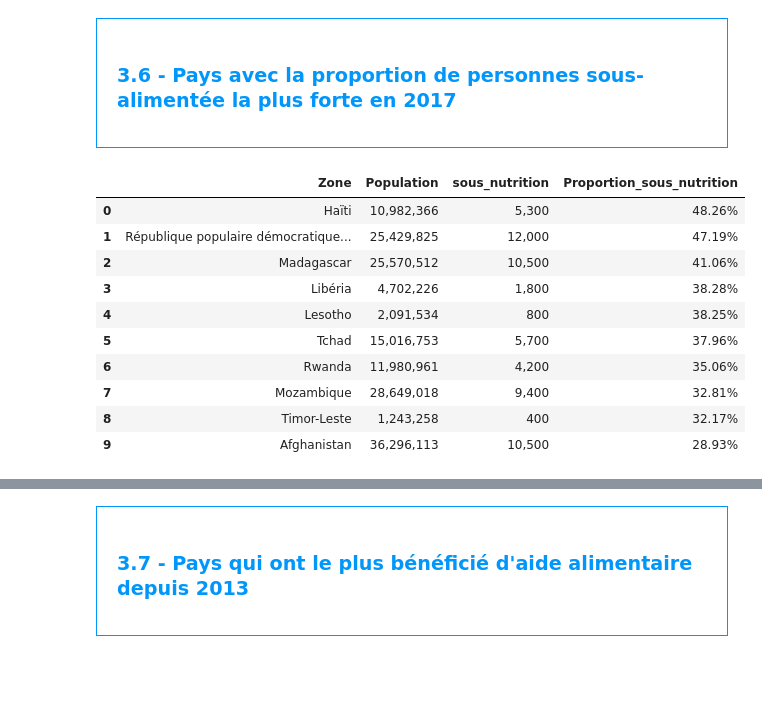
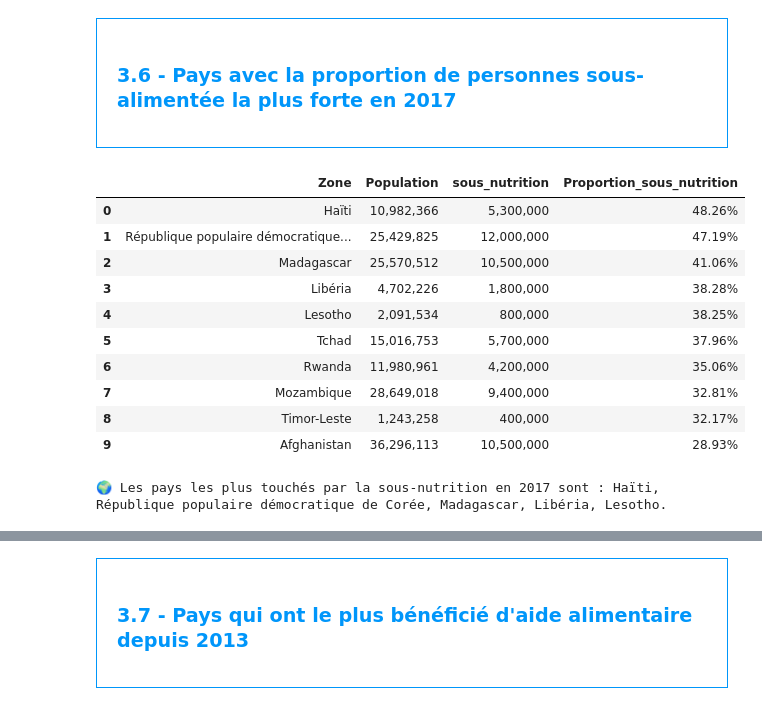
Before and after one commit to Stephane-OC/fao-project, a Jupyter notebook: Food_Security_Analysis_2013_2017.ipynb, the cells around one changed output, grey strips where cells are left out. Cells and saved outputs as stored; diff of their text form; code cells hidden in the pictures; blank space fills up the shorter version.

```diff
--- a/Food_Security_Analysis_2013_2017.ipynb
+++ b/Food_Security_Analysis_2013_2017.ipynb
@@ -460,16 +448,15 @@ display(popu_nutri.head(20))
 # %%
 #Calcul et affichage du nombre de personnes en état de sous nutrition
 
-# Réorganisation des colonnes et renommage
-popu_nutri = popu_nutri[["Zone", "Année_y", "Population", "sous_nutrition"]].rename(columns={"Année_y": "Année"})
-
-# Calcul de la proportion par pays
+# Calcul de la proportion de sous-nutrition par pays
 popu_nutri["Proportion_sous_nutrition"] = (popu_nutri["sous_nutrition"] / popu_nutri["Population"]) * 100
 
 # Calcul de la proportion mondiale
-prop_mondiale = popu_nutri["sous_nutrition"].sum() / popu_nutri["Population"].sum() * 100
+prop_mondiale = (popu_nutri["sous_nutrition"].sum() / popu_nutri["Population"].sum()) * 100
 
-# Affichage du résultat
-print("Proportion mondiale de sous-nutrition en 2017 : {:.2f}%".format(prop_mondiale))
-display(popu_nutri.head(20))
+# Formatage du pourcentage
+popu_nutri["Proportion_sous_nutrition"] = popu_nutri["Proportion_sous_nutrition"].round(2)
+print(f"🌍 Proportion mondiale de sous-nutrition en 2017 : {prop_mondiale:.2f}%")
+
+display(popu_nutri.head(10))
 # %% [output]
@@ -667,35 +821,44 @@ Proportion des céréales utilisées pour l'alimentation animale : 36.14%
 </div>
 # %%
 # On part de popu_nutri, et on garde 2017 si présent
-p2017 = popu_nutri.copy()
-if "Année" in p2017.columns:
-    p2017 = p2017[p2017["Année"] == 2017]
+p2017 = popu_nutri.query("Année == 2017 & Population > 0 & sous_nutrition > 0").copy()
 
-# Valeurs numériques + filtrage de base
-p2017[["Population","sous_nutrition"]] = p2017[["Population","sous_nutrition"]].apply(pd.to_numeric, errors="coerce")
-p2017 = p2017.query("Population > 0 and sous_nutrition > 0").copy()
+# Si la valeur est <= 100 000, on la ramène à 10 000 personnes (≈ <0.1 million)
+p2017.loc[p2017["sous_nutrition"] <= 100_000, "sous_nutrition"] = 10_000
 
-# Calcul le pourcentage
-p2017 = p2017[p2017["sous_nutrition"] != 100]
-p2017["Proportion_sous_nutrition"] = (p2017["sous_nutrition"] * 1000 / p2017["Population"]) * 100
+# Calcul du pourcentage de personnes sous-alimentées
+p2017["Proportion_sous_nutrition"] = 100 * p2017["sous_nutrition"] / p2017["Population"]
 # %%
 #affichage après trie des 10 pires pays
+
+# Colonnes utiles
 cols = ["Zone", "Population", "sous_nutrition", "Proportion_sous_nutrition"]
+
+# Tri décroissant et sélection des 10 pays les plus touchés
 pays_pires = (
     p2017.sort_values("Proportion_sous_nutrition", ascending=False)
-         .loc[:, cols].head(10).reset_index(drop=True)
+    .loc[:, cols]
+    .head(10)
+    .reset_index(drop=True)
 )
-pays_pires["Proportion_sous_nutrition"] = pays_pires["Proportion_sous_nutrition"].round(2).map("{:.2f}%".format)
+
+# Mise en forme du pourcentage
+pays_pires["Proportion_sous_nutrition"] = pays_pires["Proportion_sous_nutrition"].round(2).map(lambda x: f"{x:.2f}%")
+
+# Affichage final
 display(pays_pires)
+
+print("🌍 Les pays les plus touchés par la sous-nutrition en 2017 sont :", ", ".join(pays_pires["Zone"].head(5)) + ".")
 # %% [output]
 |  | Zone | Population | sous_nutrition | Proportion_sous_nutrition |
-| 0 | Haïti | 10,982,366 | 5,300 | 48.26% |
-| 1 | République populaire démocratique... | 25,429,825 | 12,000 | 47.19% |
-| 2 | Madagascar | 25,570,512 | 10,500 | 41.06% |
-| 3 | Libéria | 4,702,226 | 1,800 | 38.28% |
-| 4 | Lesotho | 2,091,534 | 800 | 38.25% |
-| 5 | Tchad | 15,016,753 | 5,700 | 37.96% |
-| 6 | Rwanda | 11,980,961 | 4,200 | 35.06% |
-| 7 | Mozambique | 28,649,018 | 9,400 | 32.81% |
-| 8 | Timor-Leste | 1,243,258 | 400 | 32.17% |
-| 9 | Afghanistan | 36,296,113 | 10,500 | 28.93% |
+| 0 | Haïti | 10,982,366 | 5,300,000 | 48.26% |
+| 1 | République populaire démocratique... | 25,429,825 | 12,000,000 | 47.19% |
+| 2 | Madagascar | 25,570,512 | 10,500,000 | 41.06% |
+| 3 | Libéria | 4,702,226 | 1,800,000 | 38.28% |
+| 4 | Lesotho | 2,091,534 | 800,000 | 38.25% |
+| 5 | Tchad | 15,016,753 | 5,700,000 | 37.96% |
+| 6 | Rwanda | 11,980,961 | 4,200,000 | 35.06% |
+| 7 | Mozambique | 28,649,018 | 9,400,000 | 32.81% |
+| 8 | Timor-Leste | 1,243,258 | 400,000 | 32.17% |
+| 9 | Afghanistan | 36,296,113 | 10,500,000 | 28.93% |
+🌍 Les pays les plus touchés par la sous-nutrition en 2017 sont : Haïti, République populaire démocratique de Corée, Madagascar, Libéria, Lesotho.
```
Also changed, not shown: parts of 37 cells of this notebook, 1 other file.
